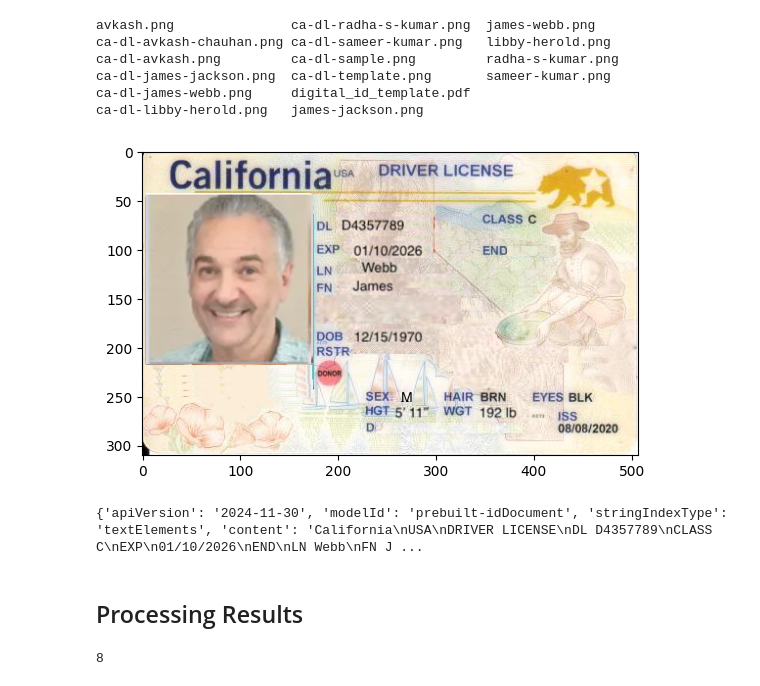
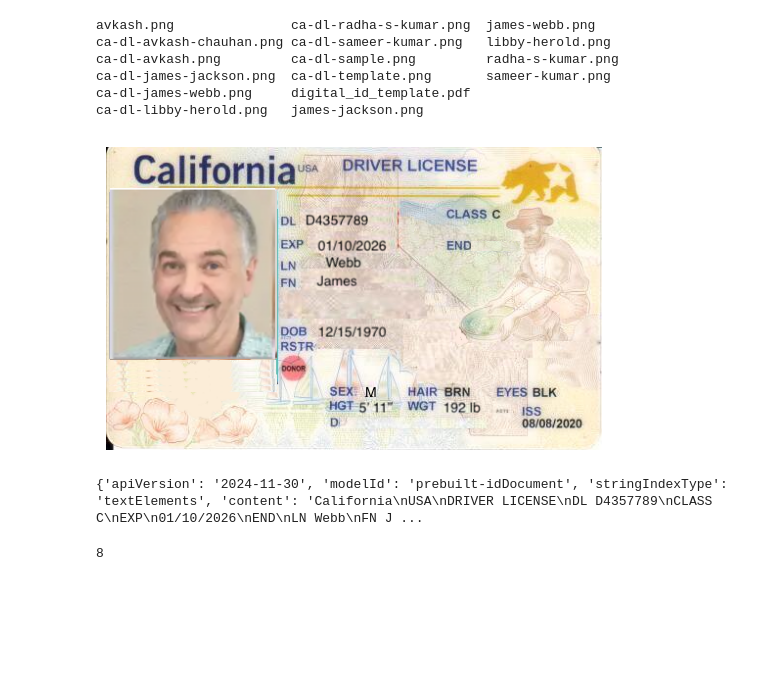
Before and after one commit to JanMeckelholt/udacity_boarding_kiosk, a Jupyter notebook: python/step2_id.ipynb, the cells around one changed output. Cells and saved outputs as stored; diff of their text form; code cells hidden in the pictures; blank space fills up the shorter version.

Commit message:
add results

```diff
--- a/python/step2_id.ipynb
+++ b/python/step2_id.ipynb
@@ -41,10 +42,12 @@ input_id = "../starter/digital_id_template/ca-dl-james-webb.png"
 # %%
 with open(input_id, 'rb') as img_code:
     img_view_ready = Image.open(img_code)
     plt.figure()
     plt.imshow(img_view_ready)
+    plt.axis('off')
+    plt.show()
 # %% [output]
-[figure, old version]
+[figure, new version]
 # %%
 with open(input_id, "rb") as f:
     poller = document_intelligence_client.begin_analyze_document(model_id="prebuilt-idDocument", body=f)
@@ -53,8 +56,6 @@ result_data: AnalyzeResult = poller.result()
 result_data
 # %% [output]
 {'apiVersion': '2024-11-30', 'modelId': 'prebuilt-idDocument', 'stringIndexType': 'textElements', 'content': 'California\nUSA\nDRIVER LICENSE\nDL D4357789\nCLASS C\nEXP\n01/10/2026\nEND\nLN Webb\nFN J ...
-# %% [markdown]
-## Processing Results
 # %%
 len(result_data)
 # %% [output]
```
Also changed, not shown: parts of 3 cells of this notebook, 41 other files.
